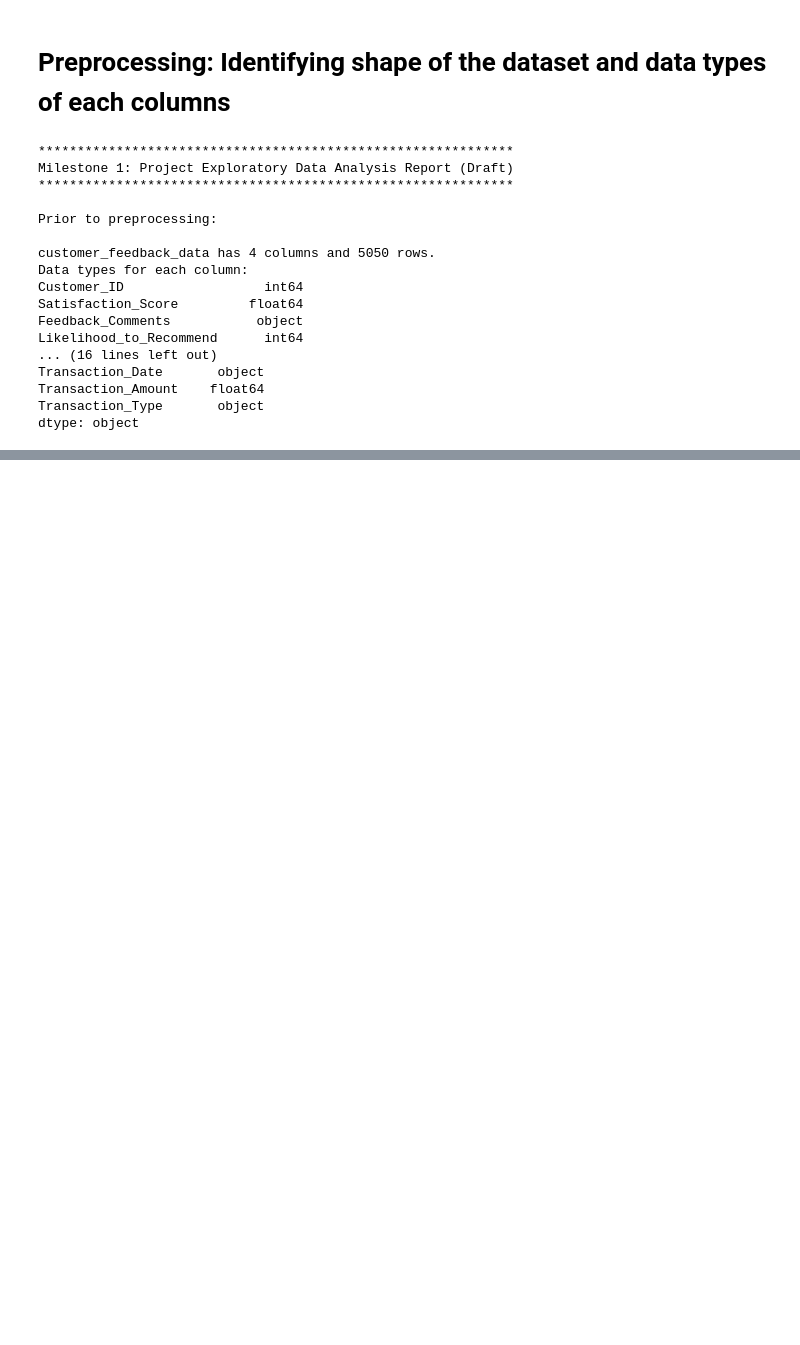
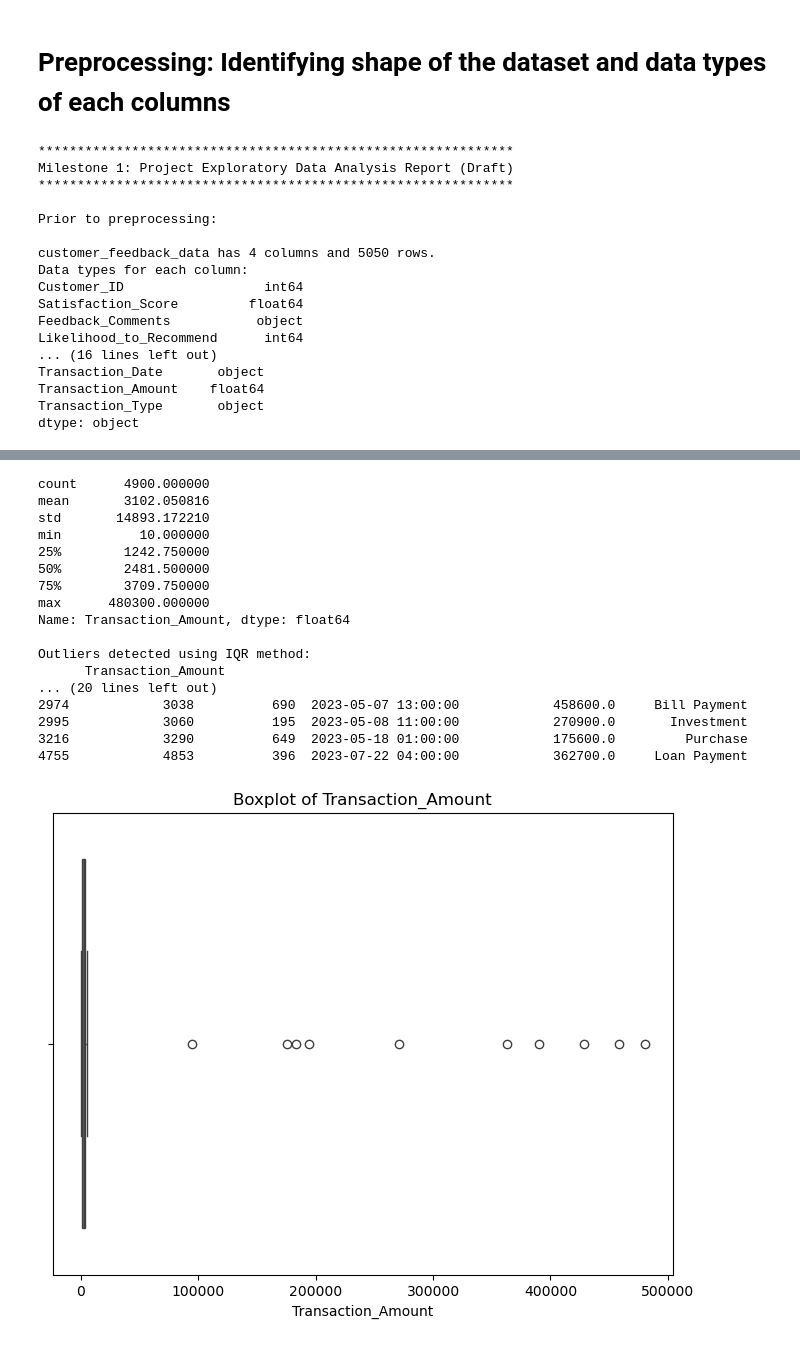
Before and after one commit to atomicbum170348/MO-IT128-H3107-Data-Mining-Principles, a Jupyter notebook: Week 4/Milestone 1 Project Exploratory Data Analysis Report Draft.ipynb, the cells around one changed output, grey strips where cells are left out. Saved outputs shown, nothing was run; the diff lists cells and outputs as text; code cells hidden in the pictures; blank space fills up the shorter version.

```diff
--- a/Week 4/Milestone 1 Project Exploratory Data Analysis Report Draft.ipynb
+++ b/Week 4/Milestone 1 Project Exploratory Data Analysis Report Draft.ipynb
@@ -60,0 +588,56 @@ dtype: object
+# %%
+# 1. Descriptive Statistics: Check for the range, mean, and quartiles of the 'Transaction_Amount'
+print(data3['Transaction_Amount'].describe())
+
+# 2. IQR Method: Detect Outliers using IQR
+Q1 = data3['Transaction_Amount'].quantile(0.25)
+Q3 = data3['Transaction_Amount'].quantile(0.75)
+IQR = Q3 - Q1
+# Define the bounds for outliers
+lower_bound = Q1 - 1.5 * IQR
+upper_bound = Q3 + 1.5 * IQR
+# Find outliers
+outliers = data3[(data3['Transaction_Amount'] < lower_bound) | (data3['Transaction_Amount'] > upper_bound)]
+# Show outliers
+print("\nOutliers detected using IQR method:")
+print(outliers[['Transaction_Amount']])
+
+# 3. Calculate the Z-scores for Transaction_Amount
+z_scores = zscore(data3['Transaction_Amount'])
+# Find rows with Z-scores greater than 3 or less than -3
+outliers_zscore = data3[abs(z_scores) > 3]
+# Optionally: show how many outliers there are
+print(f"\nNumber of outliers (based on Z-score): {outliers_zscore.shape[0]}")
+print("Outliers detected (based on Z-score):")
+print(outliers_zscore)
+
+# 4. Boxplot visualization: Visualize outliers with a boxplot
+plt.figure(figsize=(8, 6))
+sns.boxplot(x=data3['Transaction_Amount'])
+plt.title('Boxplot of Transaction_Amount')
+plt.show()
+
+# 5. Histogram: Visualize the distribution of the Transaction_Amount
+plt.figure(figsize=(8, 6))
+sns.histplot(data3['Transaction_Amount'], bins=30, kde=True)
+plt.title('Histogram of Transaction_Amount')
+plt.show()
+# %% [output]
+count      4900.000000
+mean       3102.050816
+std       14893.172210
+min          10.000000
+25%        1242.750000
+50%        2481.500000
+75%        3709.750000
+max      480300.000000
+Name: Transaction_Amount, dtype: float64
+
+Outliers detected using IQR method:
+      Transaction_Amount
+... (20 lines left out)
+2974            3038          690  2023-05-07 13:00:00            458600.0     Bill Payment
+2995            3060          195  2023-05-08 11:00:00            270900.0       Investment
+3216            3290          649  2023-05-18 01:00:00            175600.0         Purchase
+4755            4853          396  2023-07-22 04:00:00            362700.0     Loan Payment
+[figure, added]
```
Also changed, not shown: parts of 24 cells of this notebook.
